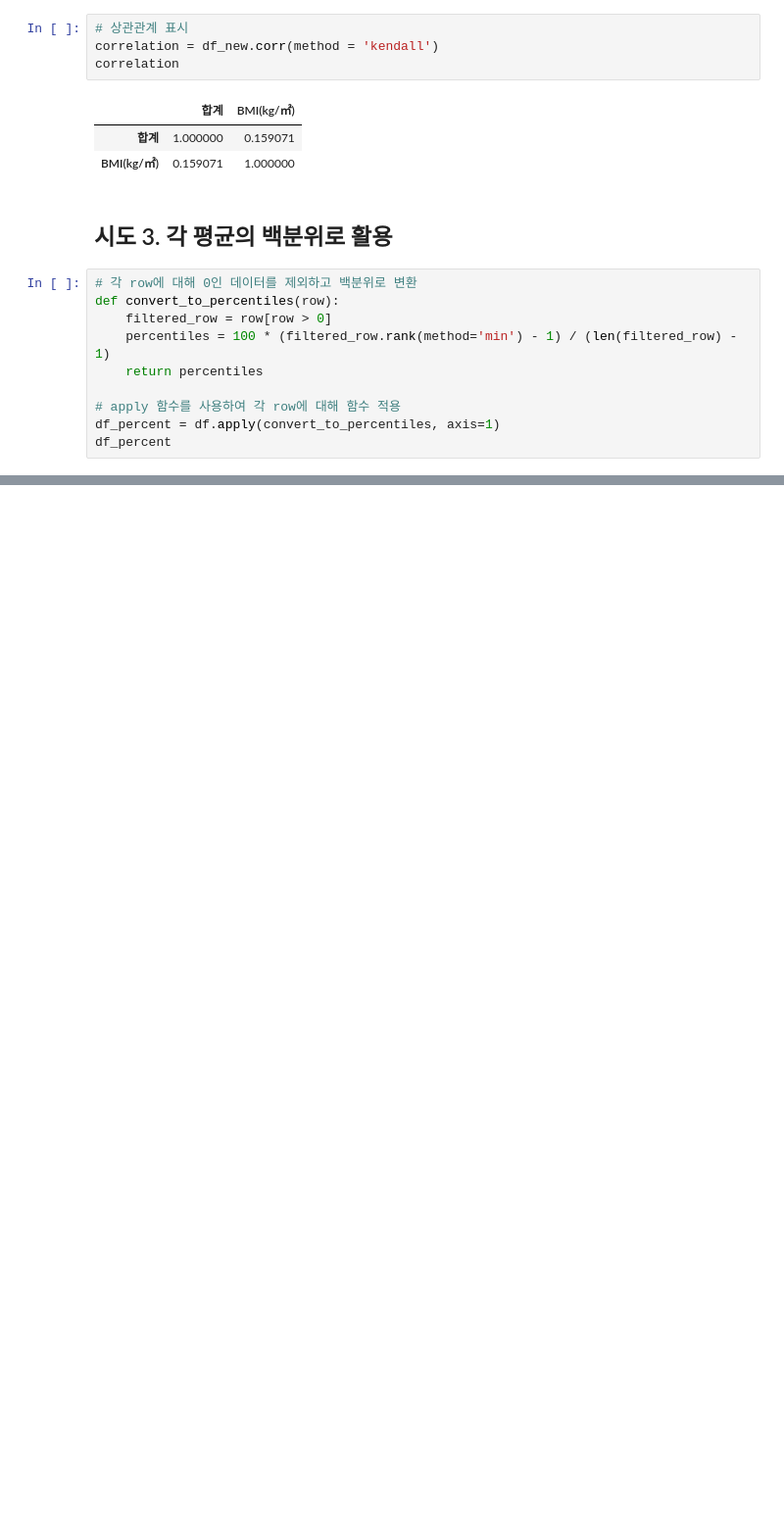
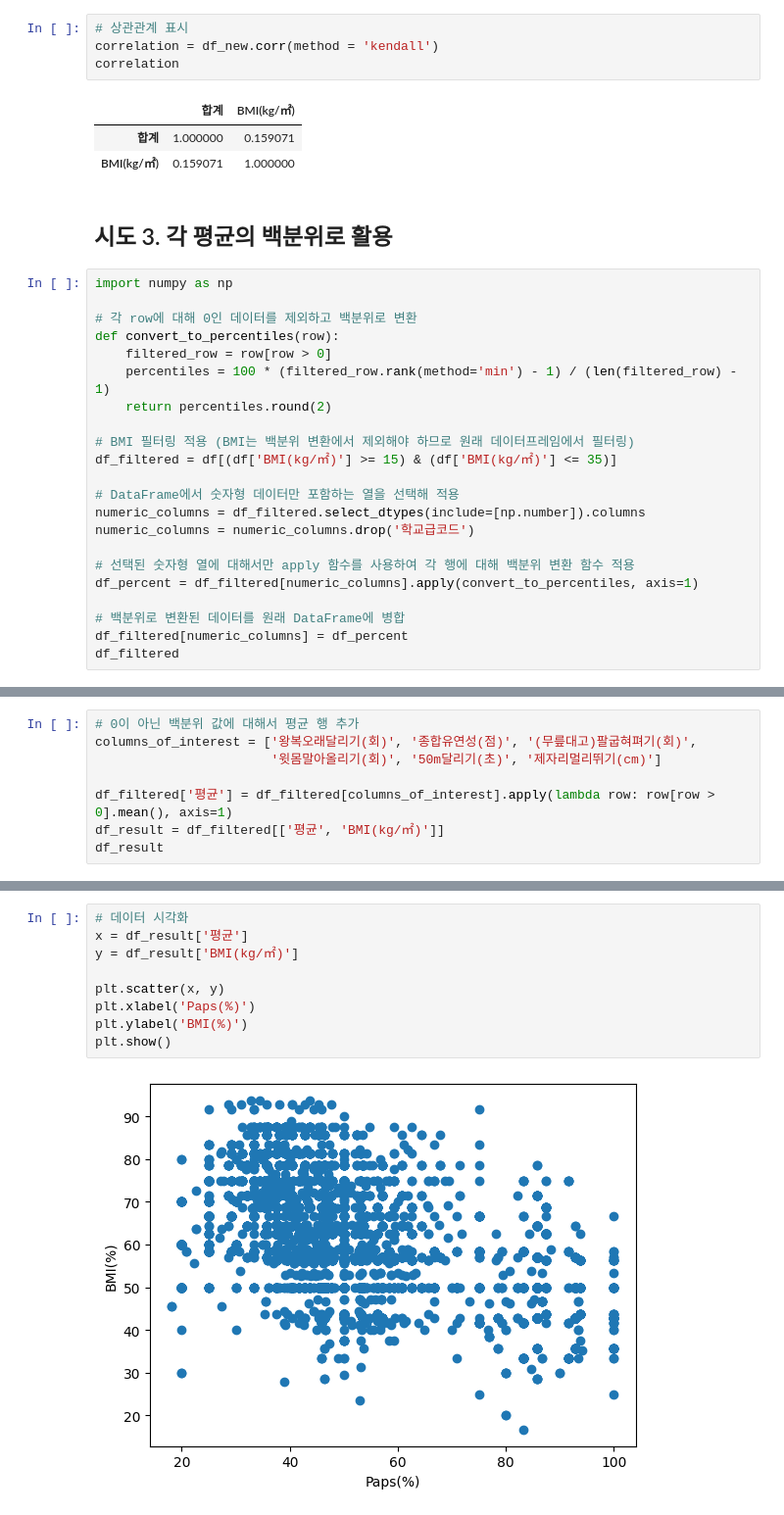
Before and after one commit to Marchbreeze/Edu-Public-Data, a Jupyter notebook: everypap_corr.ipynb, the cells around one changed output, grey strips where cells are left out. Shown at 98% size. Drawn from its saved outputs; the diff is of its cells as text; blank space fills up the shorter version.

```diff
--- a/everypap_corr.ipynb
+++ b/everypap_corr.ipynb
@@ -102,13 +100,25 @@ correlation
 # %% [markdown]
 ## 시도 3. 각 평균의 백분위로 활용
 # %%
+import numpy as np
+
 # 각 row에 대해 0인 데이터를 제외하고 백분위로 변환
 def convert_to_percentiles(row):
     filtered_row = row[row > 0]
     percentiles = 100 * (filtered_row.rank(method='min') - 1) / (len(filtered_row) - 1)
-    return percentiles
+    return percentiles.round(2)
 
-# apply 함수를 사용하여 각 row에 대해 함수 적용
-df_percent = df.apply(convert_to_percentiles, axis=1)
-df_percent
+# BMI 필터링 적용 (BMI는 백분위 변환에서 제외해야 하므로 원래 데이터프레임에서 필터링)
+df_filtered = df[(df['BMI(kg/㎡)'] >= 15) & (df['BMI(kg/㎡)'] <= 35)]
+
+# DataFrame에서 숫자형 데이터만 포함하는 열을 선택해 적용
+numeric_columns = df_filtered.select_dtypes(include=[np.number]).columns
+numeric_columns = numeric_columns.drop('학교급코드')
+
+# 선택된 숫자형 열에 대해서만 apply 함수를 사용하여 각 행에 대해 백분위 변환 함수 적용
+df_percent = df_filtered[numeric_columns].apply(convert_to_percentiles, axis=1)
+
+# 백분위로 변환된 데이터를 원래 DataFrame에 병합
+df_filtered[numeric_columns] = df_percent
+df_filtered
 # %% [output]
@@ -115,0 +143,8 @@ TypeError: '>' not supported between instances of 'str' and 'int'
+# %%
+# 0이 아닌 백분위 값에 대해서 평균 행 추가
+columns_of_interest = ['왕복오래달리기(회)', '종합유연성(점)', '(무릎대고)팔굽혀펴기(회)',
+                       '윗몸말아올리기(회)', '50m달리기(초)', '제자리멀리뛰기(cm)']
+
+df_filtered['평균'] = df_filtered[columns_of_interest].apply(lambda row: row[row > 0].mean(), axis=1)
+df_result = df_filtered[['평균', 'BMI(kg/㎡)']]
+df_result
@@ -115,0 +170,11 @@ TypeError: '>' not supported between instances of 'str' and 'int'
+# %%
+# 데이터 시각화
+x = df_result['평균']
+y = df_result['BMI(kg/㎡)']
+
+plt.scatter(x, y)
+plt.xlabel('Paps(%)')
+plt.ylabel('BMI(%)')
+plt.show()
+# %% [output]
+[figure, added]
```
Also changed, not shown: parts of 4 cells of this notebook.
